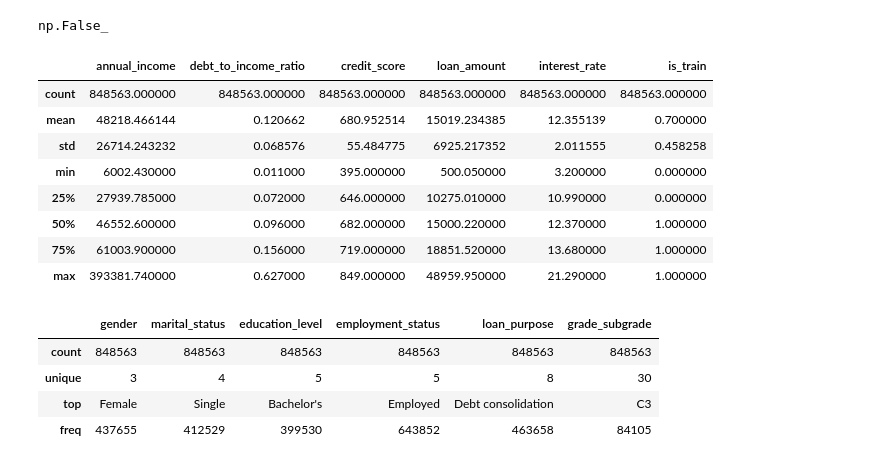
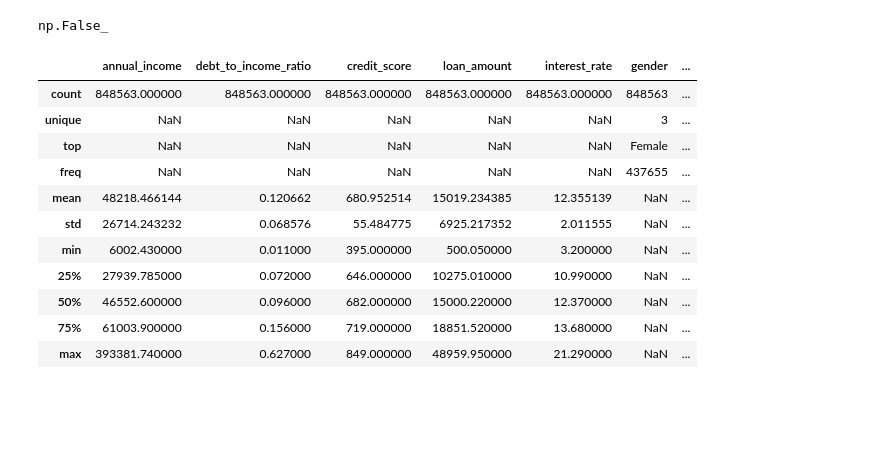
Before and after one commit to cod3astro/kaggle_ML_competition, a Jupyter notebook: loan_payback.ipynb, the cells around one changed output. Cells and saved outputs as stored; diff of their text form; code cells hidden in the pictures; blank space fills up the shorter version.

```diff
--- a/loan_payback.ipynb
+++ b/loan_payback.ipynb
@@ -33,22 +33,17 @@ df.isnull().any().any()
 # %% [output]
 np.False_
 # %%
-df.describe()
+df.describe(include='all')
 # %% [output]
-|  | annual_income | debt_to_income_ratio | credit_score | loan_amount | interest_rate | is_train |
-| count | 848563.000000 | 848563.000000 | 848563.000000 | 848563.000000 | 848563.000000 | 848563.000000 |
-| mean | 48218.466144 | 0.120662 | 680.952514 | 15019.234385 | 12.355139 | 0.700000 |
-| std | 26714.243232 | 0.068576 | 55.484775 | 6925.217352 | 2.011555 | 0.458258 |
-| min | 6002.430000 | 0.011000 | 395.000000 | 500.050000 | 3.200000 | 0.000000 |
-| 25% | 27939.785000 | 0.072000 | 646.000000 | 10275.010000 | 10.990000 | 0.000000 |
-| 50% | 46552.600000 | 0.096000 | 682.000000 | 15000.220000 | 12.370000 | 1.000000 |
-| 75% | 61003.900000 | 0.156000 | 719.000000 | 18851.520000 | 13.680000 | 1.000000 |
-| max | 393381.740000 | 0.627000 | 849.000000 | 48959.950000 | 21.290000 | 1.000000 |
+|  | annual_income | debt_to_income_ratio | credit_score | loan_amount | interest_rate | gender | ... |
+| count | 848563.000000 | 848563.000000 | 848563.000000 | 848563.000000 | 848563.000000 | 848563 | ... |
+| unique | NaN | NaN | NaN | NaN | NaN | 3 | ... |
+| top | NaN | NaN | NaN | NaN | NaN | Female | ... |
+| freq | NaN | NaN | NaN | NaN | NaN | 437655 | ... |
+| mean | 48218.466144 | 0.120662 | 680.952514 | 15019.234385 | 12.355139 | NaN | ... |
+| std | 26714.243232 | 0.068576 | 55.484775 | 6925.217352 | 2.011555 | NaN | ... |
+| min | 6002.430000 | 0.011000 | 395.000000 | 500.050000 | 3.200000 | NaN | ... |
+| 25% | 27939.785000 | 0.072000 | 646.000000 | 10275.010000 | 10.990000 | NaN | ... |
+| 50% | 46552.600000 | 0.096000 | 682.000000 | 15000.220000 | 12.370000 | NaN | ... |
+| 75% | 61003.900000 | 0.156000 | 719.000000 | 18851.520000 | 13.680000 | NaN | ... |
+| max | 393381.740000 | 0.627000 | 849.000000 | 48959.950000 | 21.290000 | NaN | ... |
-# %%
-df.describe(include='object')
-# %% [output]
-|  | gender | marital_status | education_level | employment_status | loan_purpose | grade_subgrade |
-| count | 848563 | 848563 | 848563 | 848563 | 848563 | 848563 |
-| unique | 3 | 4 | 5 | 5 | 8 | 30 |
-| top | Female | Single | Bachelor's | Employed | Debt consolidation | C3 |
-| freq | 437655 | 412529 | 399530 | 643852 | 463658 | 84105 |
```
Also changed, not shown: parts of 4 cells of this notebook.
